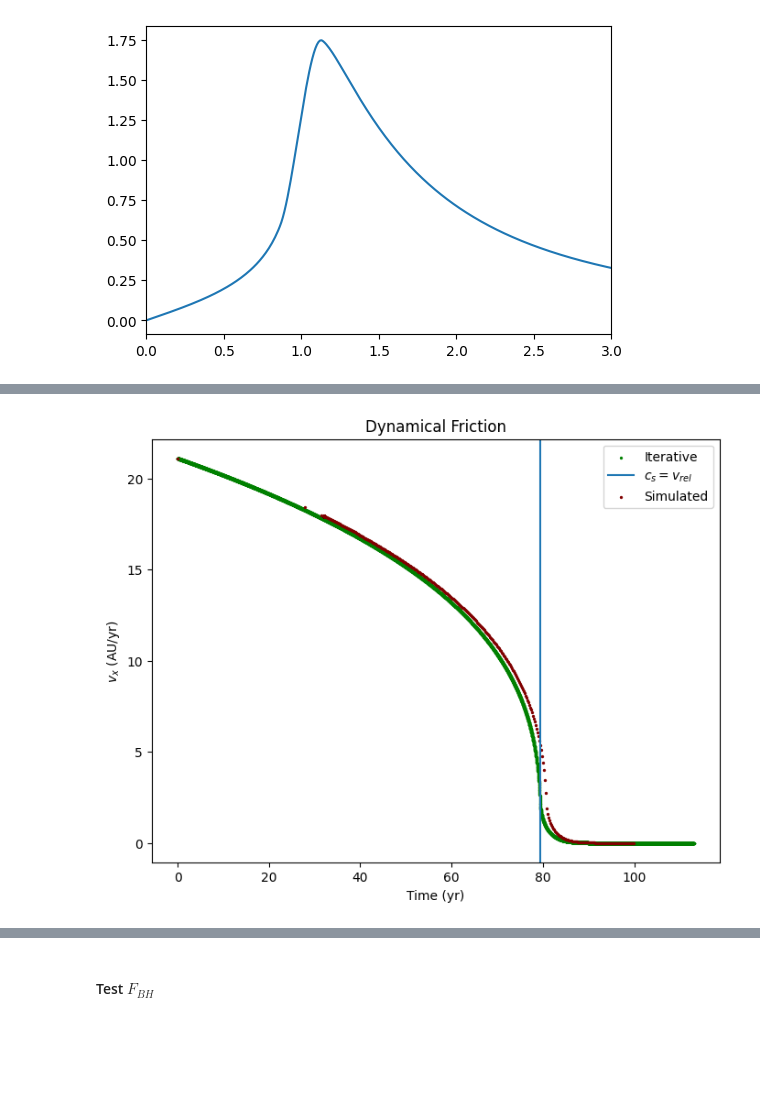
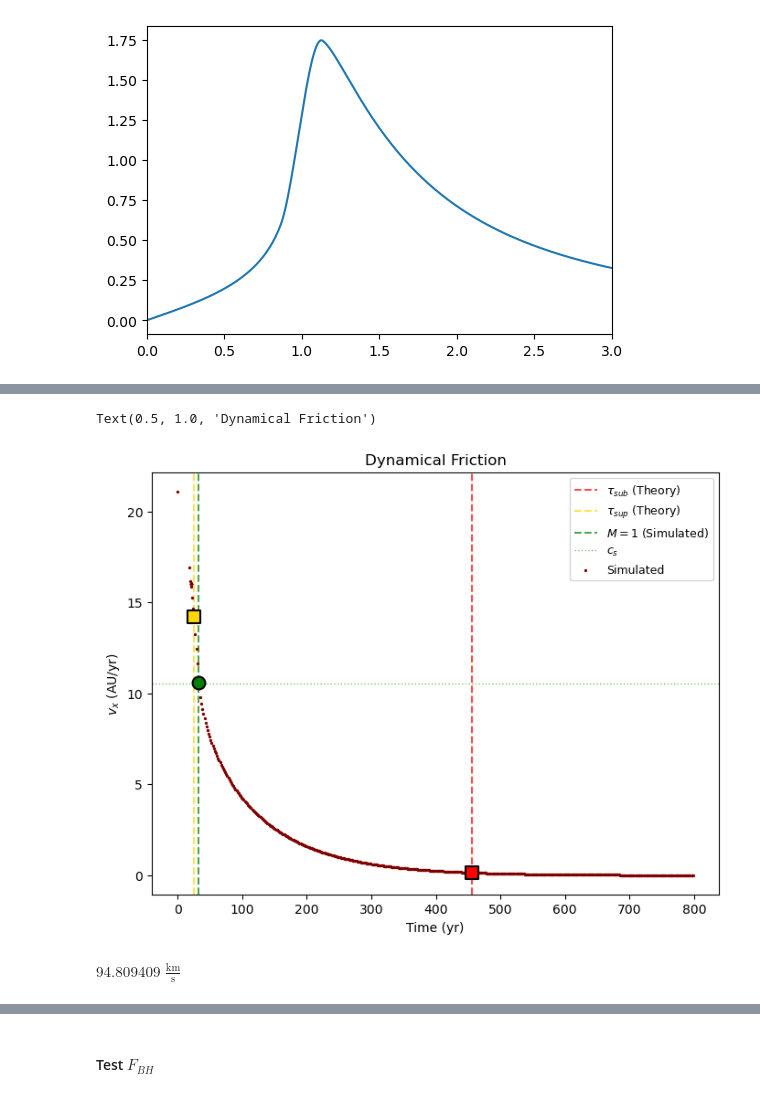
Before and after one commit to ntmarston/SpaceHub-Tinkering, a Jupyter notebook: drag_testing.ipynb, the cells around one changed output, grey strips where cells are left out. Drawn from its saved outputs; the diff is of its cells as text; code cells hidden in the pictures; blank space fills up the shorter version.

```diff
--- a/drag_testing.ipynb
+++ b/drag_testing.ipynb
@@ -198,17 +259,66 @@ while velocity[-1].value > 1e-6:
 # %%
-fig, ax = plt.subplots(figsize=(8,6))
-# Plot analytical solution
-ax.scatter([t.value for t in time], [v.to(u.AU/u.yr).value for v in velocity], s=2, label="Iterative", color="green")
-idx_cross = np.where(np.diff(np.sign(np.array(machs) - 1)) != 0)[0]
-
-ax.axvline(x=time[idx_cross[0]].value, label=r"$c_s=v_{rel}$")
-# Plot simulated solution
+# First, let's check the parameters and initial conditions
 dfi = pd.read_csv("testdynfriction.csv")
 df_dyn = dfi[dfi["id"]==0]
-t_real = df_dyn["time"] / (2*np.pi)
-vdata_real = df_dyn["vx"] * (2*np.pi)
-ax.scatter(t_real, vdata_real, color="maroon", s=2, label="Simulated")
-ax.legend()
+t_real = df_dyn["time"] / (2*pi)
+vdata_real = df_dyn["vx"] * (2*pi)
+
+# Check initial velocity from simulation
+v0_sim = vdata_real.iloc[0]
+print(f"=== Initial Conditions ===")
+print(f"Initial velocity from simulation: v0 = {v0_sim:.2f} AU/yr")
+print(f"Expected v0 = 100 km/s = {(100*u.km/u.s).to(u.AU/u.yr).value:.2f} AU/yr")
+print(f"\nSound speed: cs = {cs.to(u.km/u.s).value:.2f} km/s = {cs.to(u.AU/u.yr).value:.2f} AU/yr")
+print(f"Initial Mach number: M0 = {v0_sim/cs.to(u.AU/u.yr).value:.2f}")
+
+# Convert sound speed to AU/yr for comparison
+cs_AU_per_yr = cs.to(u.AU/u.yr).value
+
+# Find where simulated velocity crosses M=1 (v = cs)
+cross_M1, t_fine, v_fine = interp_intercept(t_real, vdata_real, intercept=cs_AU_per_yr, npoints=1e4, returnCurves=True)
+
+print(f"\n=== M=1 Crossing (Simulated) ===")
+print(f"Simulated data crosses M=1 at t_sim = {cross_M1[0]:.2f} yr")
+print(f"Velocity at crossing: v = {cross_M1[1]:.2f} AU/yr (should equal cs = {cs_AU_per_yr:.2f})")
+
+# Find velocity at theoretical stopping times using interpolation
+from scipy.interpolate import interp1d
+v_interp = interp1d(t_real, vdata_real, kind='cubic', fill_value='extrapolate')
+
+v_at_tsub = v_interp(tsub.value)
+v_at_tsup = v_interp(tsup.value)
+
+print(f"\n=== Theoretical Predictions ===")
+print(f"τ_sup (supersonic, M=2→1): {tsup.value:.2f} yr")
+print(f"τ_sub (subsonic, M=1→0):   {tsub.value:.2f} yr")
+print(f"Total stopping time:       {(tsup+tsub).value:.2f} yr")
+
+print(f"\n=== Comparison ===")
+print(f"Simulated M=1 crossing:  {cross_M1[0]:.2f} yr")
+print(f"Theoretical τ_sup:       {tsup.value:.2f} yr")
+print(f"Difference:              {abs(cross_M1[0] - tsup.value):.2f} yr ({100*abs(cross_M1[0] - tsup.value)/tsup.value:.1f}% error)")
+
+print(f"\n=== Velocities at Theoretical Times ===")
+print(f"At τ_sub = {tsub.value:.2f} yr:")
+print(f"  Simulated v = {v_at_tsub:.2f} AU/yr (M = {v_at_tsub/cs_AU_per_yr:.3f})")
+print(f"At τ_sup+sub = {tsup.value:.2f} yr:")
+print(f"  Simulated v = {v_at_tsup:.2f} AU/yr (M = {v_at_tsup/cs_AU_per_yr:.3f})")
+
+# Plot
+fig, ax = plt.subplots(figsize=(8,6))
+ax.axvline(x=tsub.value, label=r"$\tau_{sub}$ (Theory)", color="red", linestyle='--', alpha=0.7)
+ax.axvline(x=tsup.value, label=r"$\tau_{sup}$ (Theory)", color="gold", linestyle='--', alpha=0.7)
+ax.axvline(x=cross_M1[0], label=r"$M=1$ (Simulated)", color="green", linestyle='--', alpha=0.7)
+ax.axhline(y=cs_AU_per_yr, color="green", linestyle=':', alpha=0.5, linewidth=1, label=r"$c_s$")
+
+ax.scatter(t_real, vdata_real, color="maroon", s=2, label="Simulated", zorder=3)
+
+# Mark the intersection points
+ax.scatter([cross_M1[0]], [cross_M1[1]], color="green", s=100, marker='o', zorder=5, edgecolors='black', linewidth=1.5)
+ax.scatter([tsub.value], [v_at_tsub], color="red", s=100, marker='s', zorder=5, edgecolors='black', linewidth=1.5)
+ax.scatter([tsup.value], [v_at_tsup], color="gold", s=100, marker='s', zorder=5, edgecolors='black', linewidth=1.5)
+
+ax.legend(fontsize=9)
 ax.set_xlabel("Time (yr)")
 ax.set_ylabel(r"$v_x$ (AU/yr)")
 ax.set_title("Dynamical Friction")
@@ -217 +343,7 @@ Text(0.5, 1.0, 'Dynamical Friction')
+Text(0.5, 1.0, 'Dynamical Friction')
-[figure, old version]
+[figure, new version]
+# %%
+s = 20*u.AU/u.yr
+s.to(u.km/u.s)
+# %% [output]
+$94.809409 \; \mathrm{\frac{km}{s}}$
```
Also changed, not shown: parts of 13 cells of this notebook, 9 other files.
